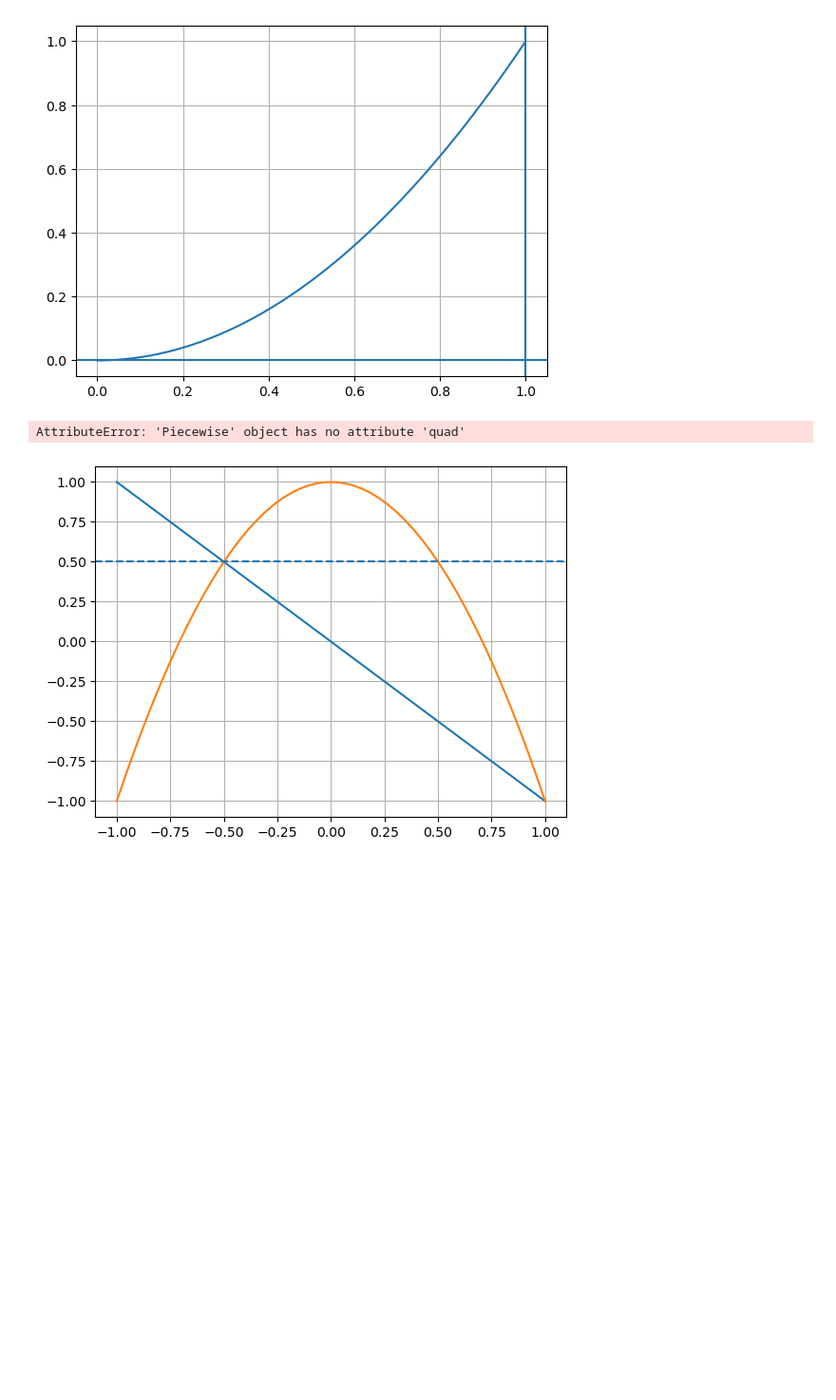
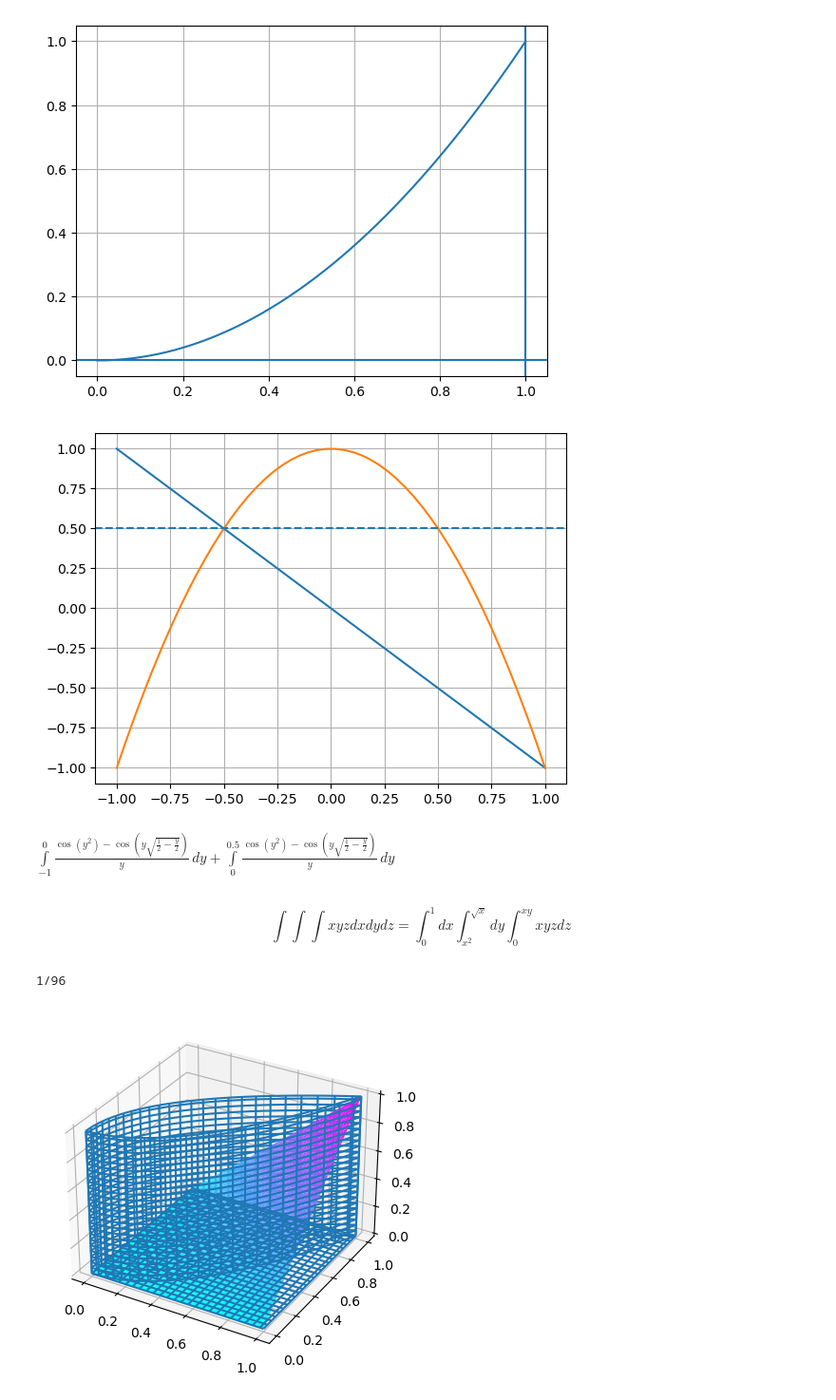
Before and after one commit to dosttiz/pc_calc, a Jupyter notebook: lr10/lab10.ipynb, the cells around one changed output. Shown at 95% size. Saved outputs shown, nothing was run; the diff lists cells and outputs as text; code cells hidden in the pictures; blank space fills up the shorter version.

```diff
--- a/lr10/lab10.ipynb
+++ b/lr10/lab10.ipynb
@@ -93,12 +93,52 @@ plt.grid()
 
 x = sp.Symbol('x')
 y = sp.Symbol('y')
-i1 = sp.integrate(sp.integrate(sp.sin(x * y), (y, -x, 1 - 2 * x**2)), (y, -0.5, 1))
-# i21 = sp.integrate(sp.integrate(sp.sin(x * y), (x, -y, sp.sqrt((1 - y) / 2))), (y, -1, 1 / 2))
-# i22 = sp.integrate(sp.integrate(sp.sin(x * y), (x, -sp.sqrt((1 - y) / 2), sp.sqrt((1 - y) / 2))), (y, 1 / 2, 1))
-# i2 = i21 + i22
-print('Первый способ', i1)
+# i1 = sp.integrate(sp.integrate(sp.sin(x * y), (y, -x, 1 - 2 * x**2)), (y, -0.5, 1))
+i21 = sp.integrate(sp.integrate(sp.sin(x * y), (x, -y, sp.sqrt((1 - y) / 2))), (y, -1, 1 / 2))
+i22 = sp.integrate(sp.integrate(sp.sin(x * y), (x, -sp.sqrt((1 - y) / 2), sp.sqrt((1 - y) / 2))), (y, 1 / 2, 1))
+i2 = i21 + i22
+# print('Первый способ', i1)
 # print('Второй способ', i2)
 # %% [output]
-AttributeError: 'Piecewise' object has no attribute 'quad'
 [figure]
+# %%
+i2
+# %% [output]
+$\displaystyle \int\limits_{-1}^{0} \frac{\cos{\left(y^{2} \right)} - \cos{\left(y \sqrt{\frac{1}{2} - \frac{y}{2}} \right)}}{y}\, dy + \int\limits_{0}^{0.5} \frac{\cos{\left(y^{2} \right)} - \cos{\left(y \sqrt{\frac{1}{2} - \frac{y}{2}} \right)}}{y}\, dy$
+# %% [markdown]
+$$ \int \int \int xyzdxdydz = \int_0^1 dx \int_{x^2}^{\sqrt x} dy \int_0^{xy} xyzdz $$
+# %%
+# 2C
+
+from matplotlib import cm
+fig = plt.figure()
+ax = fig.add_subplot(projection = '3d')
+xs = np.linspace(0, 1, 50)
+ys = np.linspace(0, 1, 50)
+X, Y = np.meshgrid(xs, ys)
+Z = X * Y
+ax.plot_surface(X, Y, Z, cmap=cm.cool, linewidth=0)
+xs = np.linspace(0, 1, 50)
+ys = np.linspace(0, 1, 50)
+X, Y = np.meshgrid(xs, ys)
+Z = 0 * X
+ax.plot_wireframe(X, Y, Z, rstride=2, cstride=2)
+xs = np.linspace(0, 1, 50)
+zs = np.linspace(0, 1, 50)
+X, Z = np.meshgrid(xs, zs)
+Y = X**2 + Z * 0
+ax.plot_wireframe(X, Y, Z, rstride = 2, cstride = 2)
+ys = np.linspace(0, 1, 50)
+zs = np.linspace(0, 1, 50)
+Y, Z = np.meshgrid(ys, zs)
+X = Y**2 + Z * 0
+ax.plot_wireframe(X, Y, Z, rstride = 2, cstride = 2)
+
+x = sp.Symbol('x')
+y = sp.Symbol('y')
+z = sp.Symbol('z')
+i = sp.integrate(sp.integrate(sp.integrate(x * y * z, (z, 0, x * y)), (y, x**2, sp.sqrt(x))), (x, 0, 1))
+print(i)
+# %% [output]
+1/96
+[figure, added]
```
Also changed, not shown: 3 other files.
